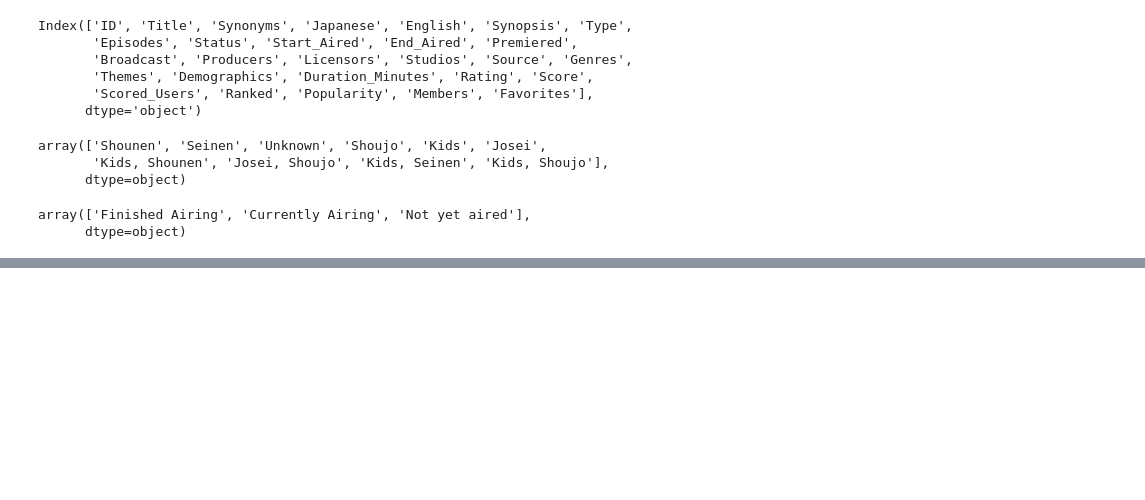
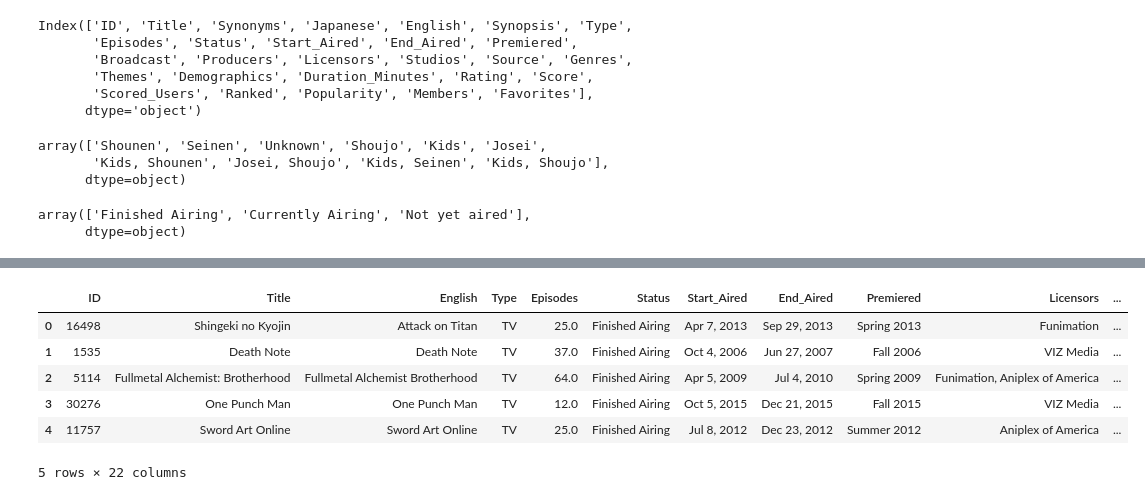
Before and after one commit to Robeliom15/Anime_Top_Ten, a Jupyter notebook: cleaning.ipynb, the cells around one changed output, grey strips where cells are left out. Cells and saved outputs as stored; diff of their text form; code cells hidden in the pictures; blank space fills up the shorter version.

```diff
--- a/cleaning.ipynb
+++ b/cleaning.ipynb
@@ -60,0 +113,17 @@ AttributeError: 'NoneType' object has no attribute 'set_option'
+# %%
+a2.drop(
+    a2[(a2["Status"] == "Not yet aired")
+    &
+    (a2["Status"] == "Currently Airing")
+    ].index, inplace=True
+    )
+# %%
+a2.head()
+# %% [output]
+|  | ID | Title | English | Type | Episodes | Status | Start_Aired | End_Aired | Premiered | Licensors | ... |
+| 0 | 16498 | Shingeki no Kyojin | Attack on Titan | TV | 25.0 | Finished Airing | Apr 7, 2013 | Sep 29, 2013 | Spring 2013 | Funimation | ... |
+| 1 | 1535 | Death Note | Death Note | TV | 37.0 | Finished Airing | Oct 4, 2006 | Jun 27, 2007 | Fall 2006 | VIZ Media | ... |
+| 2 | 5114 | Fullmetal Alchemist: Brotherhood | Fullmetal Alchemist Brotherhood | TV | 64.0 | Finished Airing | Apr 5, 2009 | Jul 4, 2010 | Spring 2009 | Funimation, Aniplex of America | ... |
+| 3 | 30276 | One Punch Man | One Punch Man | TV | 12.0 | Finished Airing | Oct 5, 2015 | Dec 21, 2015 | Fall 2015 | VIZ Media | ... |
+| 4 | 11757 | Sword Art Online | Sword Art Online | TV | 25.0 | Finished Airing | Jul 8, 2012 | Dec 23, 2012 | Summer 2012 | Aniplex of America | ... |
+5 rows × 22 columns
```
Also changed, not shown: parts of 11 cells of this notebook.
